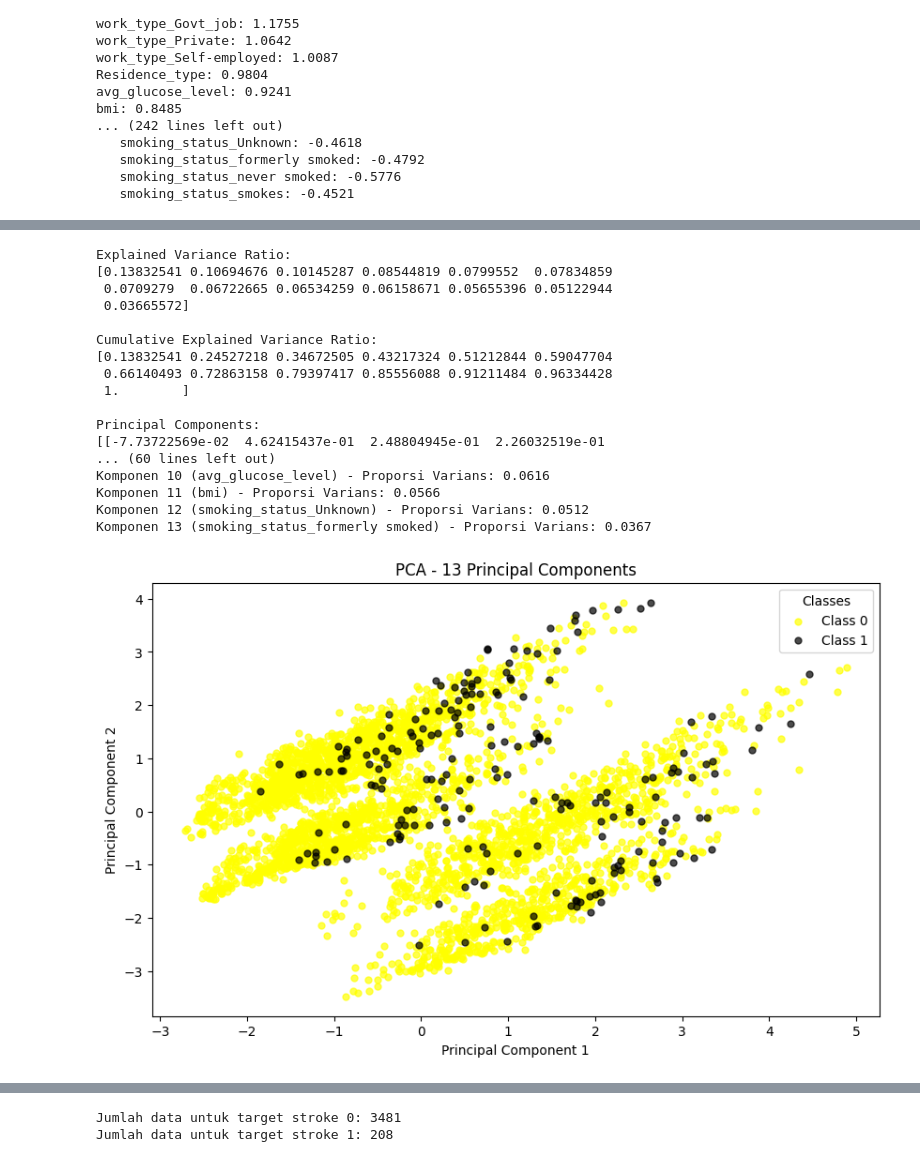
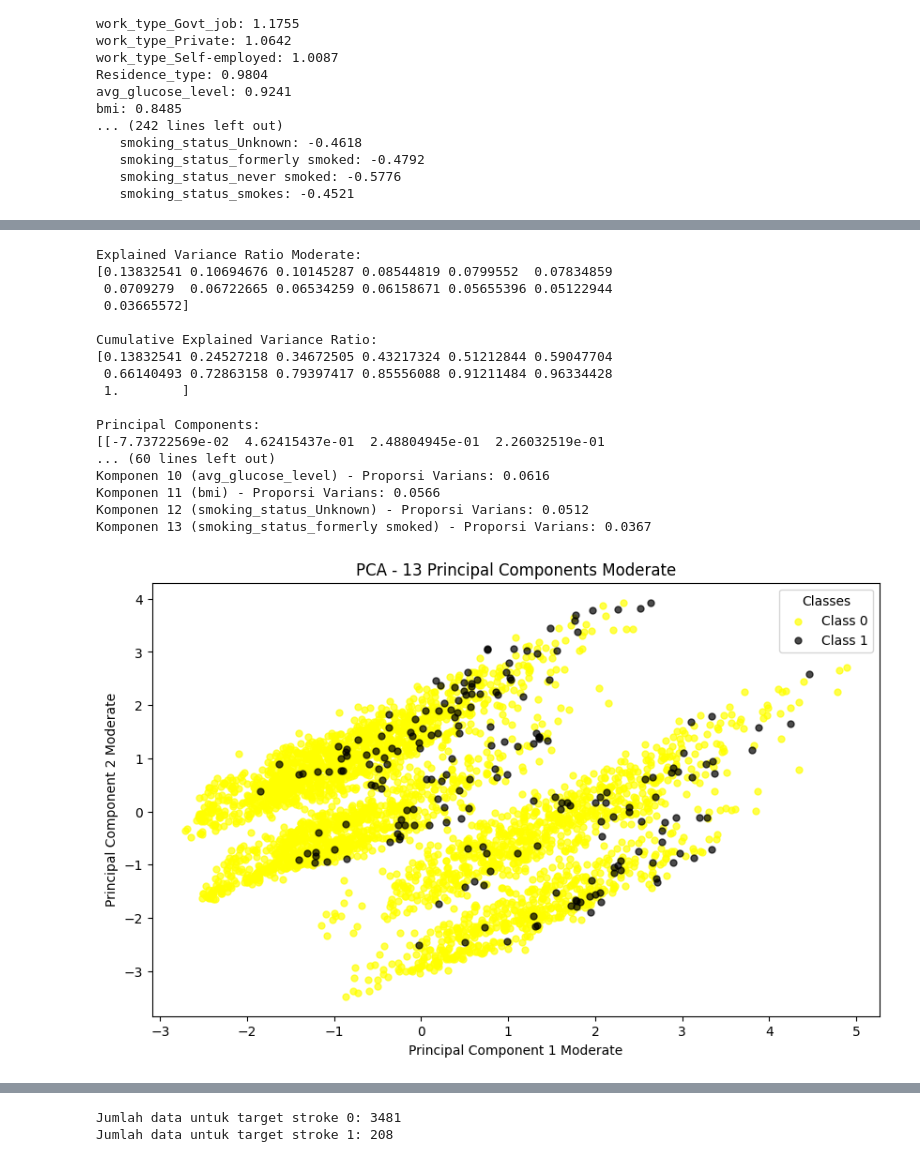
Before and after one commit to avillarafi45/TugasAkhirStrokePrediction, a Jupyter notebook: TugasAkhir.ipynb, the cells around one changed output, grey strips where cells are left out. Saved outputs shown, nothing was run; the diff lists cells and outputs as text; code cells hidden in the pictures.

```diff
--- a/TugasAkhir.ipynb
+++ b/TugasAkhir.ipynb
@@ -719,7 +719,7 @@ pca = PCA(n_components=n_components)
 X_pca = pca.fit_transform(df_scaled)
 # %%
 # Tampilkan explained variance ratio
-print("Explained Variance Ratio:")
+print("Explained Variance Ratio Moderate:")
 print(pca.explained_variance_ratio_)
 
 # Tampilkan hasil penjumlahan explained variance ratio (kumulatif)
@@ -735,7 +735,7 @@ print(pca.components_)
 for i, ratio in enumerate(pca.explained_variance_ratio_):
     print(f"Komponen {i + 1} ({df.columns[i]}) - Proporsi Varians: {ratio:.4f}")
 # %% [output]
-Explained Variance Ratio:
+Explained Variance Ratio Moderate:
 [0.13832541 0.10694676 0.10145287 0.08544819 0.0799552  0.07834859
  0.0709279  0.06722665 0.06534259 0.06158671 0.05655396 0.05122944
  0.03665572]
@@ -756,37 +756,37 @@ Komponen 13 (smoking_status_formerly smoked) - Proporsi Varians: 0.0367
 # Buat DataFrame hasil PCA
 df_pca_result = pd.DataFrame(data=X_pca, columns=[f"PC{i+1}" for i in range(13)])
 df_pca_result['stroke'] = y  # Tambahkan kolom target ke hasil PCA
 
 # Simpan hasil PCA ke file CSV
 df_pca_result.to_csv('data_setelah_pca.csv', index=False)
 
 
 # Copy file CSV ke direktori tujuan (misalnya, 'D:/Tugas Akhir/Stroke/')
 shutil.copy('data_setelah_pca.csv', 'D:/Tugas Akhir/Stroke/data_setelah_pca.csv')
 
 # Plot hasil PCA
 plt.figure(figsize=(10, 6))
 
 # Pisahkan kelas 0 dan kelas 1
 class_0 = df_pca_result[df_pca_result['stroke'] == 0]
 class_1 = df_pca_result[df_pca_result['stroke'] == 1]
 
 # Plot kelas 0 dengan warna kuning
 plt.scatter(class_0['PC1'], class_0['PC2'], c='yellow', marker='o', s=25, alpha=0.7, label='Class 0')
 
 # Plot kelas 1 dengan warna hitam
 plt.scatter(class_1['PC1'], class_1['PC2'], c='black', marker='o', s=25, alpha=0.7, label='Class 1')
 
 # Tambahkan legenda untuk kelas
 plt.legend(title="Classes")
 
 # Tambahkan label dan judul
-plt.title('PCA - 13 Principal Components')
-plt.xlabel('Principal Component 1')
-plt.ylabel('Principal Component 2')
+plt.title('PCA - 13 Principal Components Moderate')
+plt.xlabel('Principal Component 1 Moderate')
+plt.ylabel('Principal Component 2 Moderate')
 plt.show()
 # %% [output]
-[figure, old version]
+[figure, new version]
 # %%
 df_pca_result
 # %% [output]
```
Also changed, not shown: parts of 8 cells of this notebook, 2 other files.
